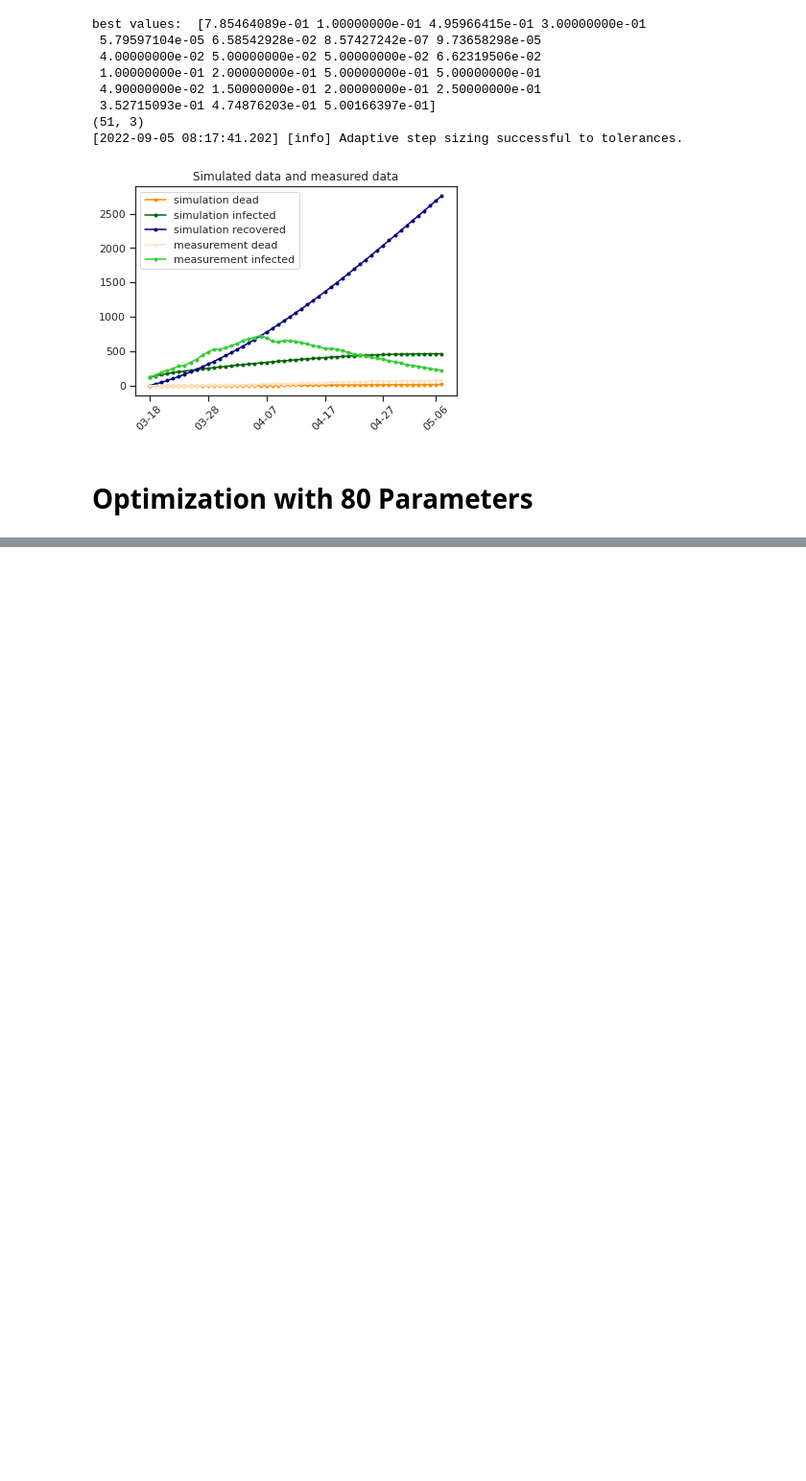
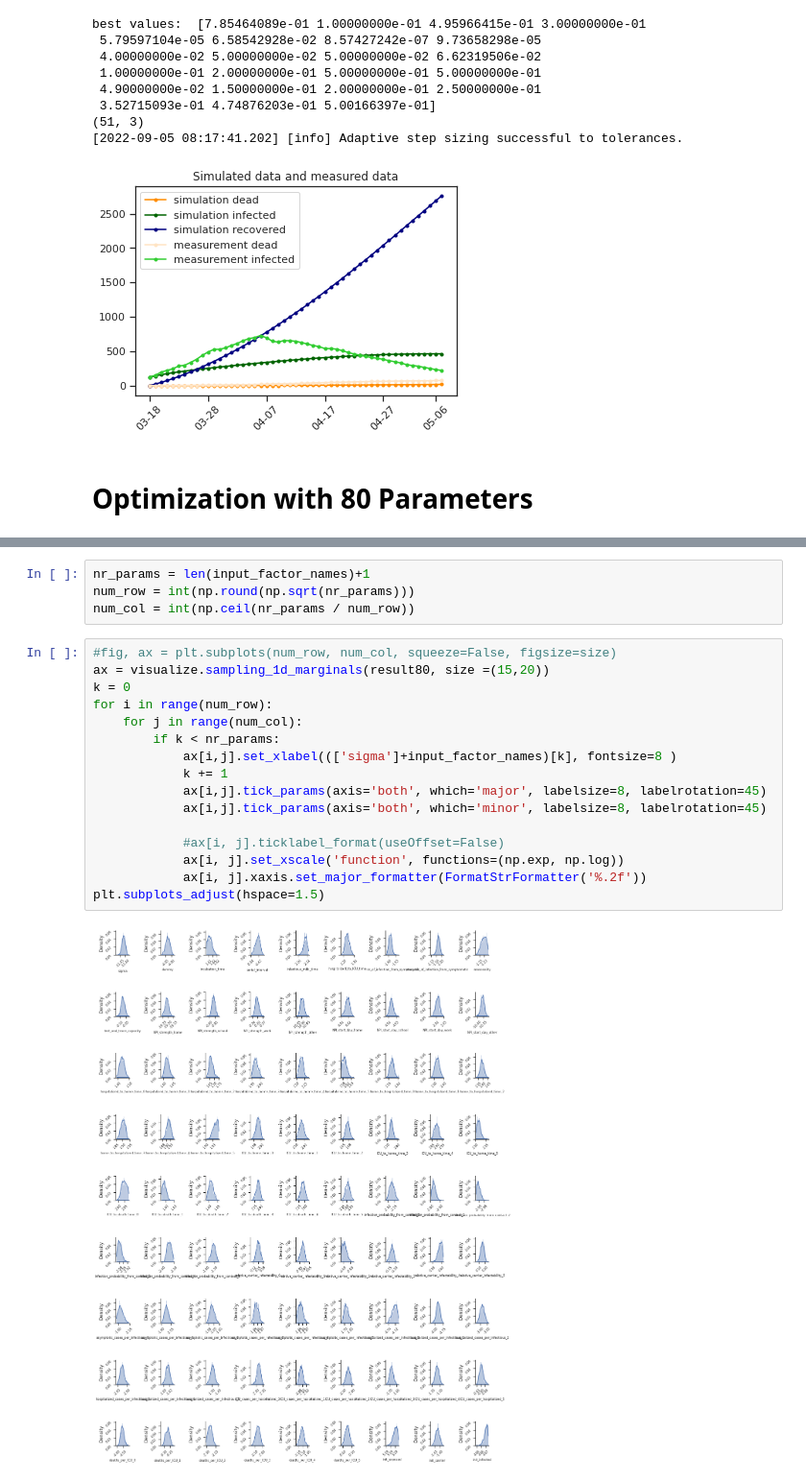
Before and after one commit to lelange/sensitivity_analysis, a Jupyter notebook: pycode/sensitivity_analysis/Parameter estimation.ipynb, the cells around one changed output, grey strips where cells are left out. Shown at 96% size. Saved outputs shown, nothing was run; the diff lists cells and outputs as text; blank space fills up the shorter version.

```diff
--- a/pycode/sensitivity_analysis/Parameter estimation.ipynb
+++ b/pycode/sensitivity_analysis/Parameter estimation.ipynb
@@ -289,0 +221,22 @@ best values:  [9.42811855e-02 4.21117177e+00 7.50137952e-01 8.39382245e+00
+# %%
+nr_params = len(input_factor_names)+1
+num_row = int(np.round(np.sqrt(nr_params)))
+num_col = int(np.ceil(nr_params / num_row))
+# %%
+#fig, ax = plt.subplots(num_row, num_col, squeeze=False, figsize=size)
+ax = visualize.sampling_1d_marginals(result80, size =(15,20))
+k = 0
+for i in range(num_row):
+    for j in range(num_col):
+        if k < nr_params:
+            ax[i,j].set_xlabel((['sigma']+input_factor_names)[k], fontsize=8 )
+            k += 1
+            ax[i,j].tick_params(axis='both', which='major', labelsize=8, labelrotation=45)
+            ax[i,j].tick_params(axis='both', which='minor', labelsize=8, labelrotation=45)
+
+            #ax[i, j].ticklabel_format(useOffset=False)
+            ax[i, j].set_xscale('function', functions=(np.exp, np.log))
+            ax[i, j].xaxis.set_major_formatter(FormatStrFormatter('%.2f'))
+plt.subplots_adjust(hspace=1.5)
+# %% [output]
+[figure, added]
```
Also changed, not shown: parts of 12 cells of this notebook, 1 other file.
